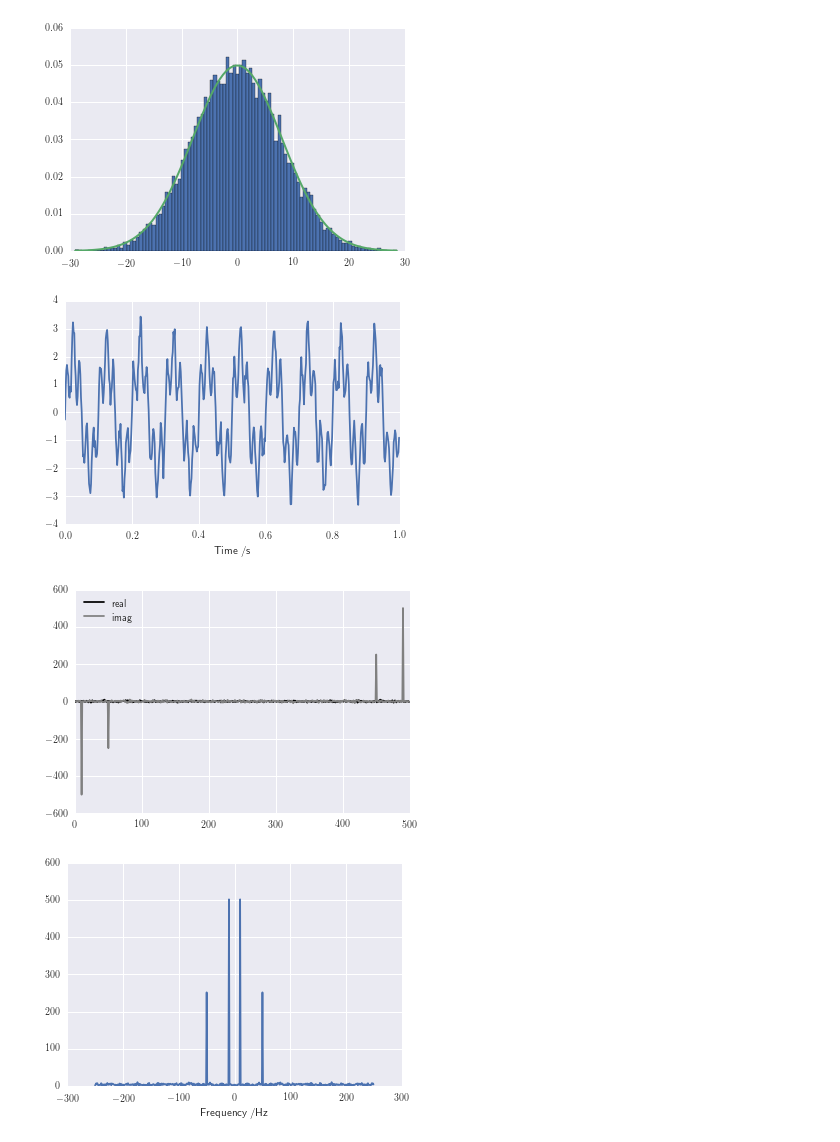
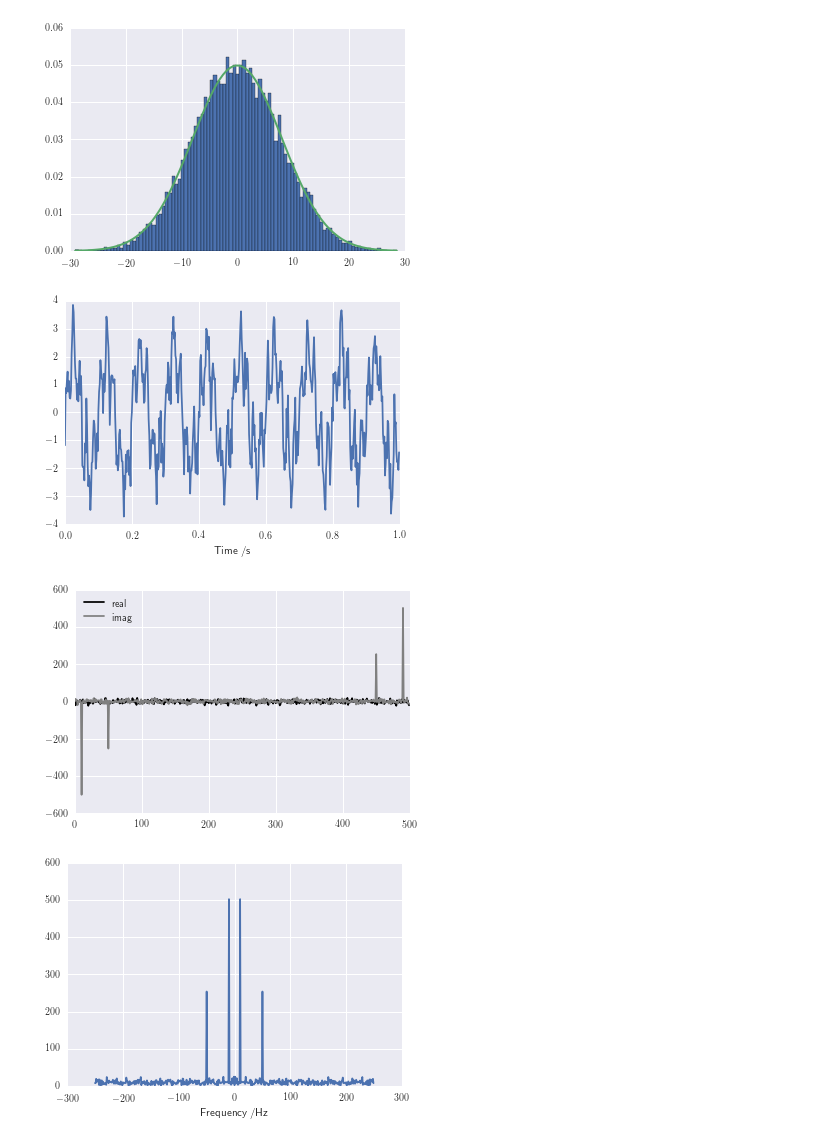
Before and after one commit to temcom/ipython, a Jupyter notebook: Test_First_Try.ipynb, the cells around one changed output. Drawn from its saved outputs; the diff is of its cells as text; code cells hidden in the pictures.

```diff
--- a/Test_First_Try.ipynb
+++ b/Test_First_Try.ipynb
@@ -127,18 +127,18 @@ pylab.show()
 # %%
 # f(t) = 2 sin(20 pi t) + sin (100 pi t) #273
 
 A1, A2 = 2, 1
 freq1, freq2 = 10, 50
 fsamp = 500
 t = np.arange(0, 1, 1./fsamp)
 n = len (t)
 f = A1*np.sin(2*np.pi*freq1*t) + A2*np.sin(2*np.pi*freq2*t)
-f += 0.2 * np.random.randn(n)
+f += 0.5 * np.random.randn(n)
 pylab.plot(t, f)
 pylab.xlabel('Time /s')
 pylab.show()
 # %% [output]
-[figure, old version]
+[figure, new version]
 # %%
 F = np.fft.fft(f)
 pylab.plot(F.real, 'k', label='real')
@@ -146,7 +146,7 @@ pylab.plot(F.imag, 'gray', label='imag')
 pylab.legend(loc=2)
 pylab.show()
 # %% [output]
-[figure, old version]
+[figure, new version]
 # %%
 freq = np.fft.fftfreq(n, 1./fsamp)
 F_shifted = np.fft.fftshift(F)
@@ -155,7 +155,7 @@ pylab.plot(freq_shifted, np.abs(F_shifted))
 pylab.xlabel('Frequency /Hz')
 pylab.show()
 # %% [output]
-[figure, old version]
+[figure, new version]
 # %%
 spec = 2./n * np.abs(F[:n/2])
 pylab.plot(freq[:n/2], spec, 'k')
```
Also changed, not shown: parts of 2 cells of this notebook.
